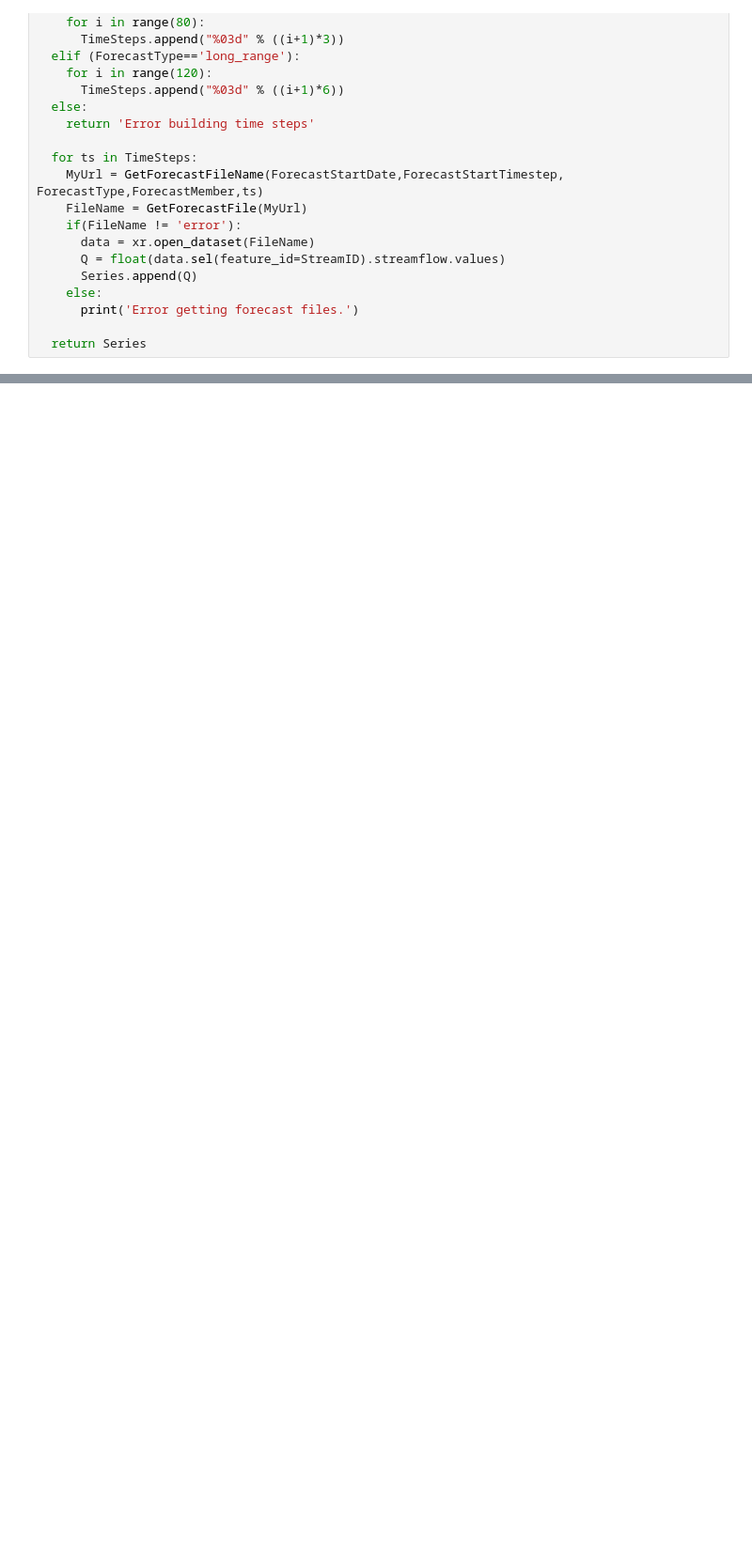
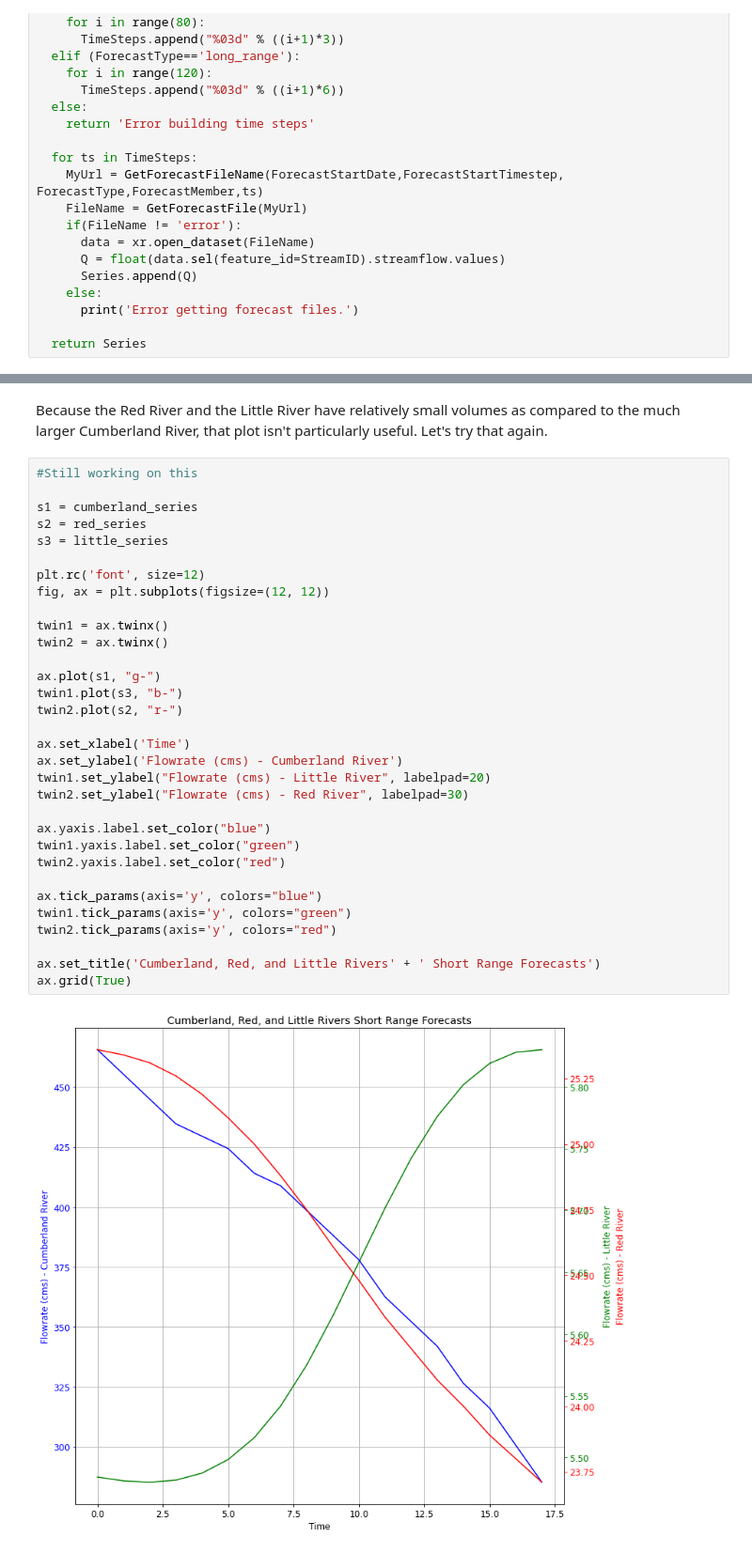
Before and after one commit to justinhunter1/NWM_HydroLearn_Notebooks, a Jupyter notebook: NWM_Sandbox_1.ipynb, the cells around one changed output, grey strips where cells are left out. Shown at 94% size. Saved outputs shown, nothing was run; the diff lists cells and outputs as text; blank space fills up the shorter version.

```diff
--- a/NWM_Sandbox_1.ipynb
+++ b/NWM_Sandbox_1.ipynb
@@ -130,0 +213,36 @@ ax.grid(True)
+# %% [markdown]
+Because the Red River and the Little River have relatively small volumes as compared to the much larger Cumberland River, that plot isn't particularly useful. Let's try that again.
+# %%
+#Still working on this
+
+s1 = cumberland_series
+s2 = red_series
+s3 = little_series
+
+plt.rc('font', size=12)
+fig, ax = plt.subplots(figsize=(12, 12))
+
+twin1 = ax.twinx()
+twin2 = ax.twinx()
+
+ax.plot(s1, "g-")
+twin1.plot(s3, "b-")
+twin2.plot(s2, "r-")
+
+ax.set_xlabel('Time')
+ax.set_ylabel('Flowrate (cms) - Cumberland River')
+twin1.set_ylabel("Flowrate (cms) - Little River", labelpad=20)
+twin2.set_ylabel("Flowrate (cms) - Red River", labelpad=30)
+
+ax.yaxis.label.set_color("blue")
+twin1.yaxis.label.set_color("green")
+twin2.yaxis.label.set_color("red")
+
+ax.tick_params(axis='y', colors="blue")
+twin1.tick_params(axis='y', colors="green")
+twin2.tick_params(axis='y', colors="red")
+
+ax.set_title('Cumberland, Red, and Little Rivers' + ' Short Range Forecasts')
+ax.grid(True)
+# %% [output]
+[figure, added]
```
Also changed, not shown: parts of 9 cells of this notebook.
